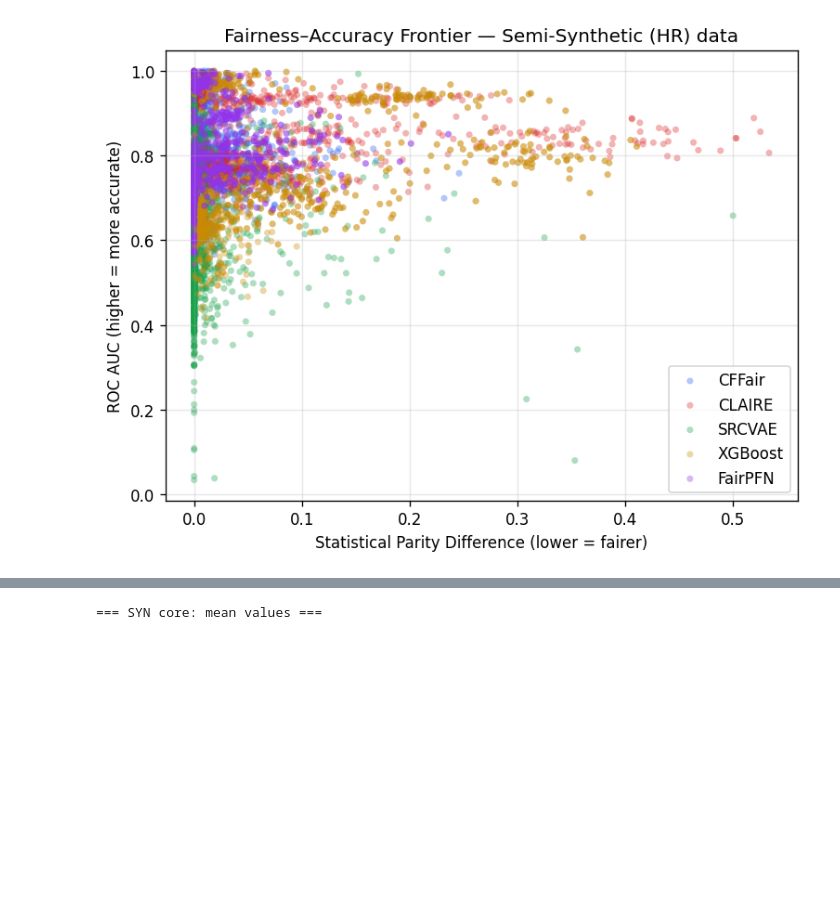
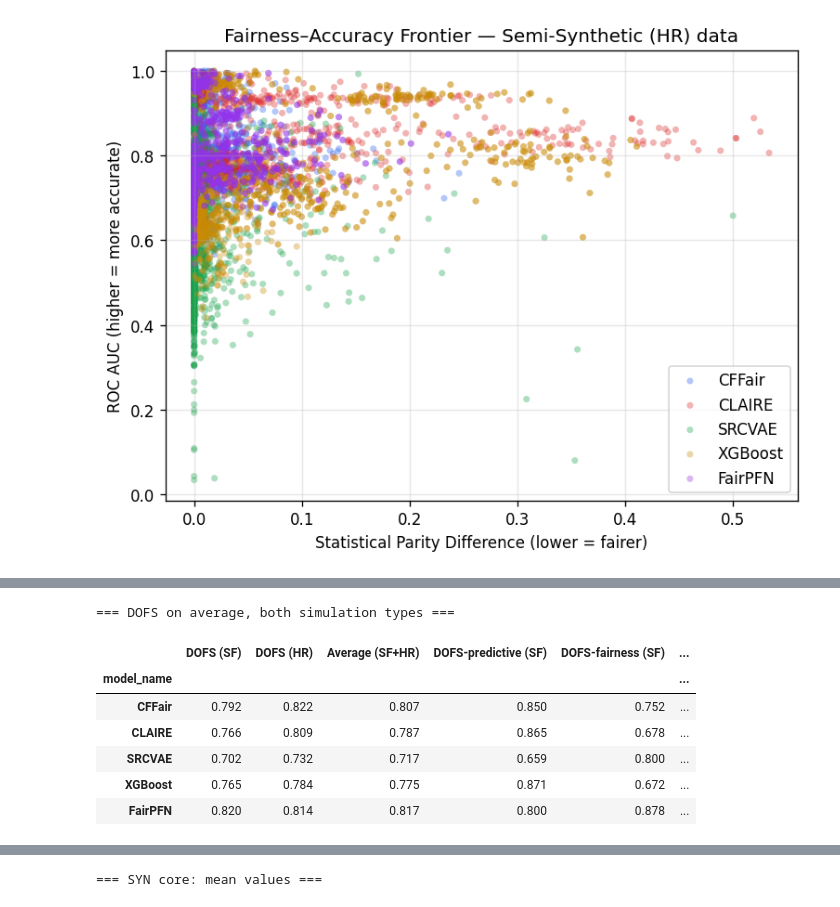
Before and after one commit to Patrog-6/Fairness-evaluation-in-the-presence-of-unobserved-unfair-attributes, a Jupyter notebook: model_benchmark.ipynb, the cells around one changed output, grey strips where cells are left out. Cells and saved outputs as stored; diff of their text form; code cells hidden in the pictures; blank space fills up the shorter version.

```diff
--- a/model_benchmark.ipynb
+++ b/model_benchmark.ipynb
@@ -536,0 +432,26 @@ display(means_semi.round(3))
+# %%
+dofs_syn_means = syn_core.groupby('model_name')[['DOFS', 'DOFS_predictive', 'DOFS_fairness']].mean().reindex(MODELS)
+dofs_semi_means = semi_core.groupby('model_name')[['DOFS', 'DOFS_predictive', 'DOFS_fairness']].mean().reindex(MODELS)
+
+dofs_avg_table = pd.DataFrame({
+    'DOFS (SF)': dofs_syn_means['DOFS'],
+    'DOFS (HR)': dofs_semi_means['DOFS'],
+    'Average (SF+HR)': (dofs_syn_means['DOFS'] + dofs_semi_means['DOFS']) / 2,
+    'DOFS-predictive (SF)': dofs_syn_means['DOFS_predictive'],
+    'DOFS-fairness (SF)': dofs_syn_means['DOFS_fairness'],
+    'DOFS-predictive (HR)': dofs_semi_means['DOFS_predictive'],
+    'DOFS-fairness (HR)': dofs_semi_means['DOFS_fairness'],
+}).reindex(MODELS)
+
+print('=== DOFS on average, both simulation types ===')
+display(dofs_avg_table.round(3))
+dofs_avg_table.to_csv(os.path.join(TABLES_DIR, 'dofs_average_both_regimes.csv'))
+# %% [output]
+=== DOFS on average, both simulation types ===
+|  | DOFS (SF) | DOFS (HR) | Average (SF+HR) | DOFS-predictive (SF) | DOFS-fairness (SF) | ... |
+| model_name |  |  |  |  |  | ... |
+| CFFair | 0.792 | 0.822 | 0.807 | 0.850 | 0.752 | ... |
+| CLAIRE | 0.766 | 0.809 | 0.787 | 0.865 | 0.678 | ... |
+| SRCVAE | 0.702 | 0.732 | 0.717 | 0.659 | 0.800 | ... |
+| XGBoost | 0.765 | 0.784 | 0.775 | 0.871 | 0.672 | ... |
+| FairPFN | 0.820 | 0.814 | 0.817 | 0.800 | 0.878 | ... |
```
Also changed, not shown: parts of 79 cells of this notebook, 10 other files.
